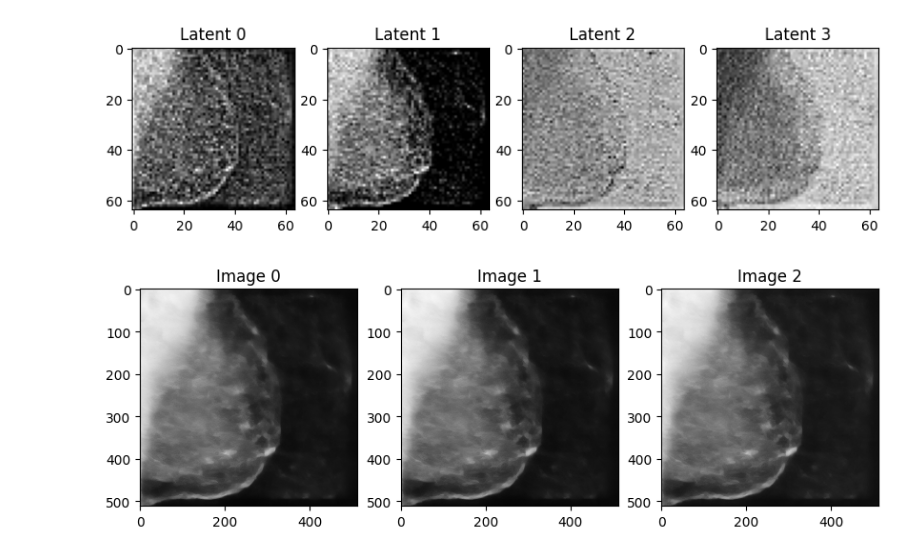
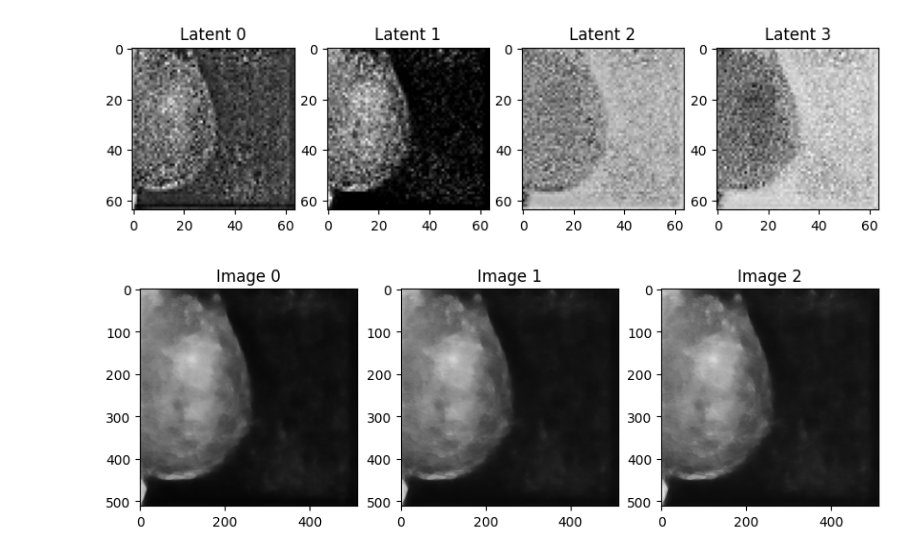
Before and after one commit to Likalto4/diffusion-models_master, a Jupyter notebook: experiments/unconditional_latent/inference/latent_inference.ipynb, the cells around one changed output. Drawn from its saved outputs; the diff is of its cells as text; code cells hidden in the pictures.

```diff
--- a/experiments/unconditional_latent/inference/latent_inference.ipynb
+++ b/experiments/unconditional_latent/inference/latent_inference.ipynb
@@ -13,7 +13,7 @@ from tqdm import tqdm
 from matplotlib import pyplot as plt
 # %%
 batch_size = 1
-pipe_name = 'Likalto4/latent_32_ga-4'
+pipe_name = 'Likalto4/latent_32_ga-8'
 
 # load pipeline
 pipeline = DDPMPipeline.from_pretrained(pipe_name)
@@ -29,35 +29,35 @@ latent_inf *= noise_scheduler.init_noise_sigma # init noise is 1.0 in vanilla ca
 # markov chain
 for t in tqdm(noise_scheduler.timesteps): # markov chain
     latent_inf = noise_scheduler.scale_model_input(latent_inf, t) # # Apply scaling, no change in vanilla case
     with torch.no_grad(): # predict the noise residual with the unet
         noise_pred = model(latent_inf, t).sample
     latent_inf = noise_scheduler.step(noise_pred, t, latent_inf).prev_sample # compute the previous noisy sample x_t -> x_t-1
 
 # show latents
 fig, ax = plt.subplots(1,4, figsize=(10,5))
 for i in range(4):
     ax[i].imshow(latent_inf[0,i].cpu().numpy(), cmap='gray')
     ax[i].set_title(f'Latent {i}')
 
 # load vae
 vae = AutoencoderKL.from_pretrained("CompVis/stable-diffusion-v1-4", subfolder="vae")
 vae.requires_grad_(False)
 # send vae to accelerator
 vae.to(device)
 
 # first we unscale
 latent_inf = latent_inf/ vae.config.scaling_factor
 # decode
 with torch.no_grad():
     im = vae.decode(latent_inf).sample
 # show images
 fig, ax = plt.subplots(1,3, figsize=(10,5))
 for i in range(3):
     ax[i].imshow(im[0,i].cpu().numpy(), cmap='gray')
     ax[i].set_title(f'Image {i}')
 # %% [output]
-[figure, old version]
+[figure, new version]
-[figure, old version]
+[figure, new version]
 # %%
 # save one channel as png
 plt.imsave('latent.png', im[0,0].cpu().numpy(), cmap='gray')
```
Also changed, not shown: 4 other files.
